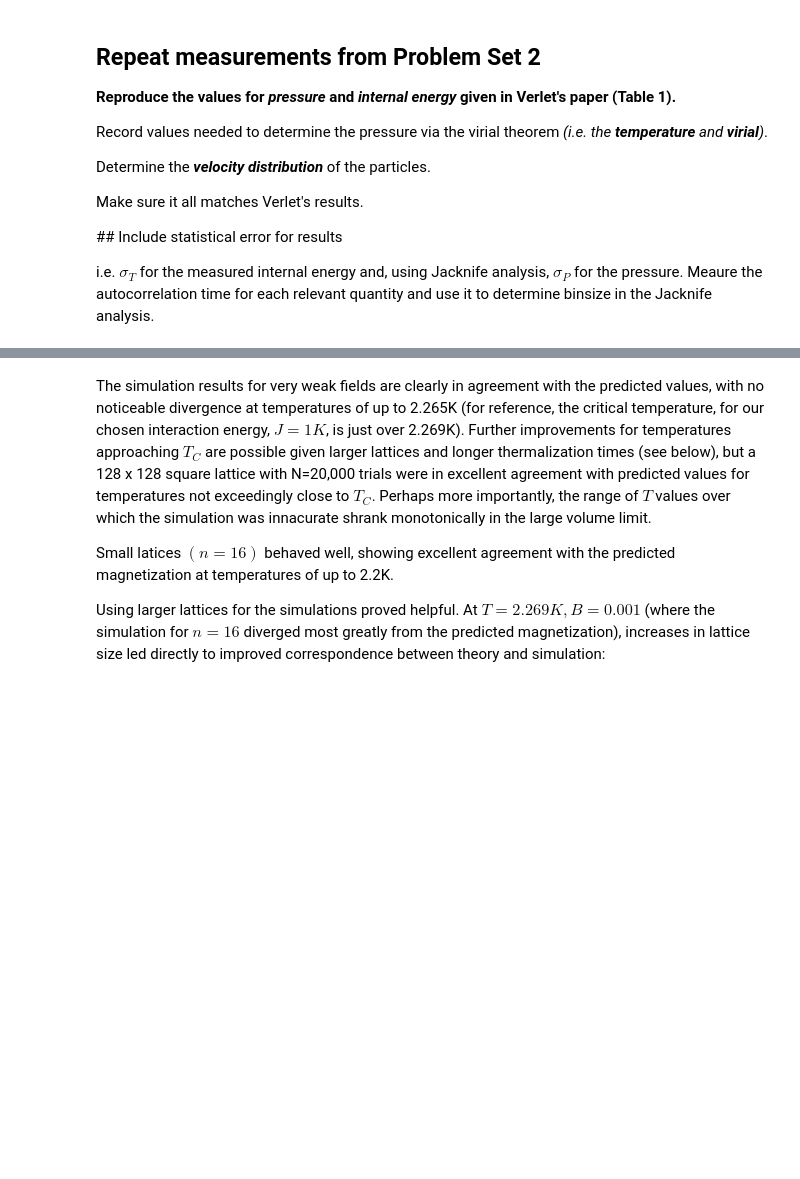
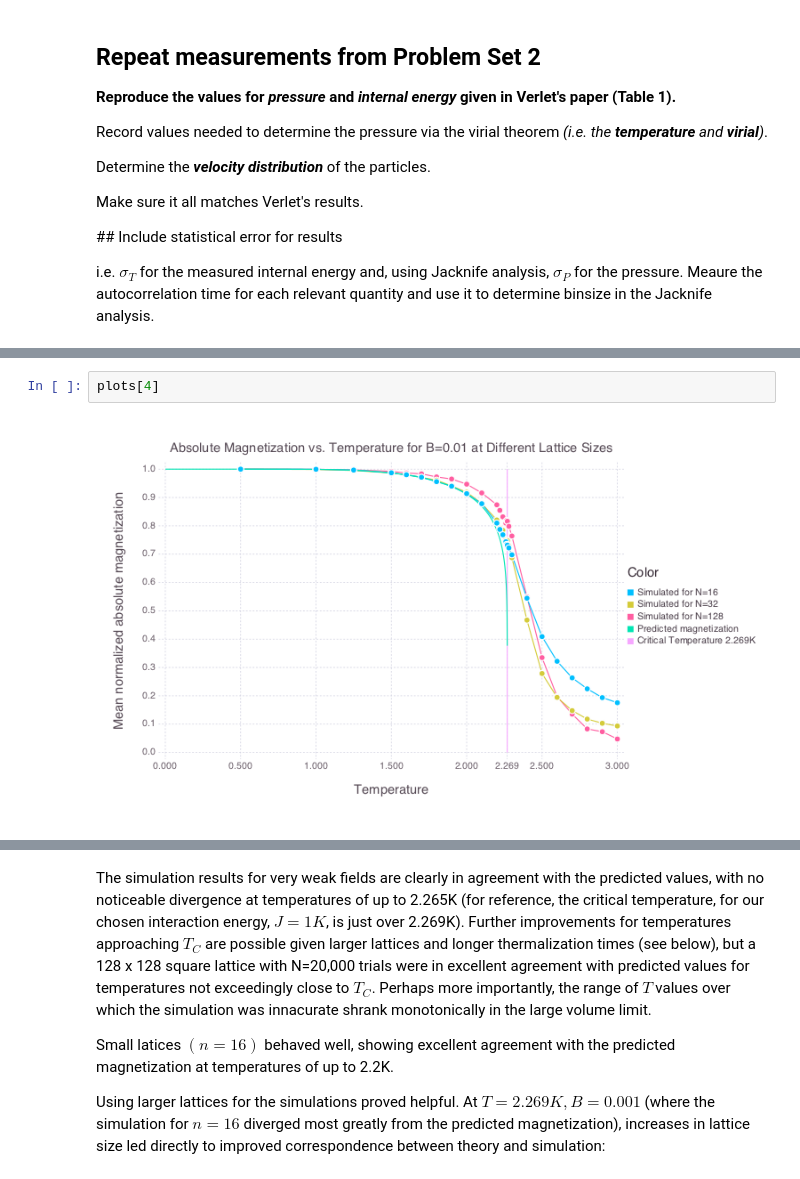
Before and after one commit to stefco/g6080, a Jupyter notebook: set04/sci-comp-hw-4-stefan.ipynb, the cells around one changed output, grey strips where cells are left out. Cells and saved outputs as stored; diff of their text form; blank space fills up the shorter version.

```diff
--- a/set04/sci-comp-hw-4-stefan.ipynb
+++ b/set04/sci-comp-hw-4-stefan.ipynb
@@ -63,0 +57,4 @@ Importing Gadfly... done.
+# %%
+plots[4]
+# %% [output]
+[figure, added]
```
Also changed, not shown: parts of 14 cells of this notebook, 1 other file.
